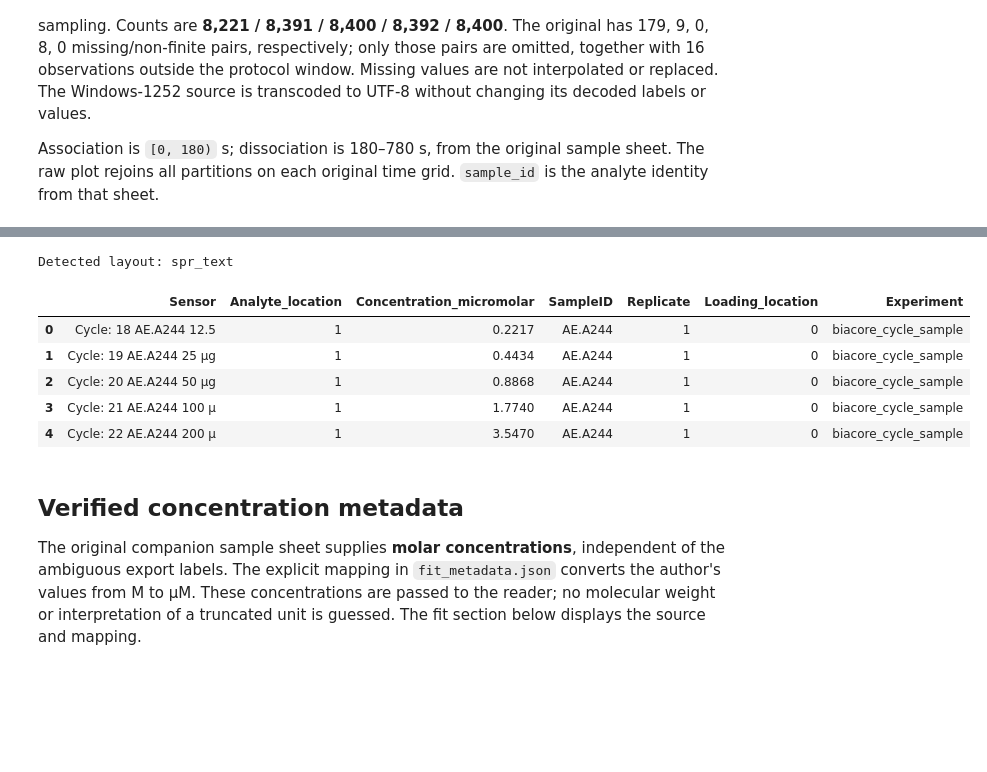
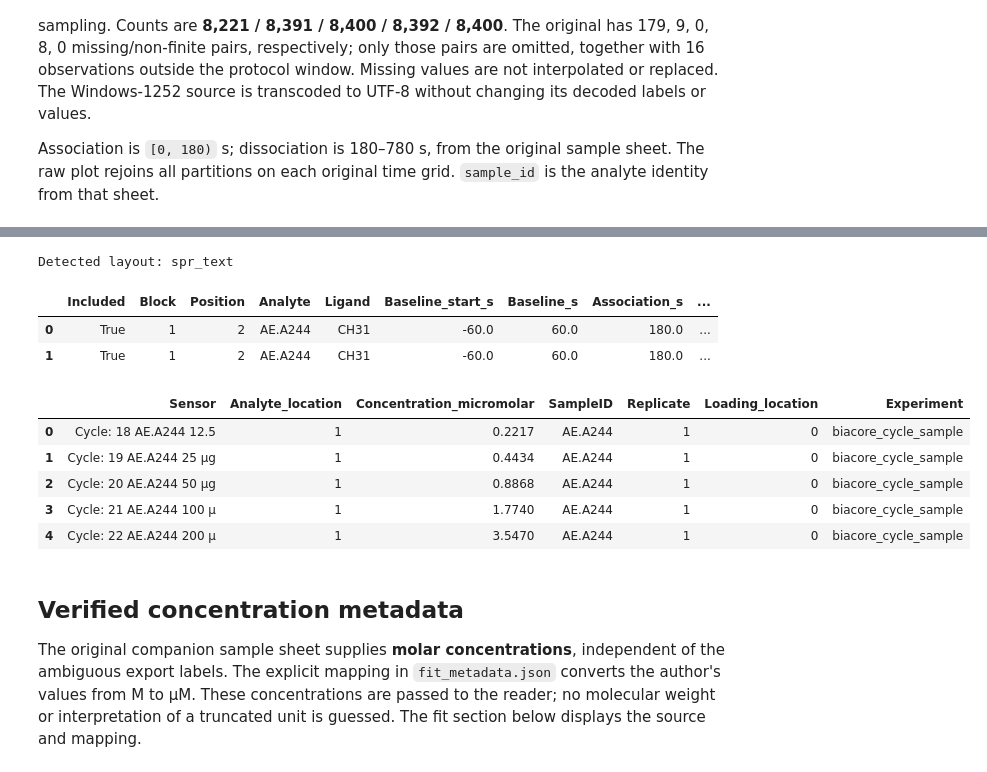
Before and after one commit to osvalB/pykingenie, a Jupyter notebook: notebooks/14_biacore_cycle_sample_import.ipynb, the cells around one changed output, grey strips where cells are left out. Saved outputs shown, nothing was run; the diff lists cells and outputs as text; code cells hidden in the pictures; blank space fills up the shorter version.

```diff
--- a/notebooks/14_biacore_cycle_sample_import.ipynb
+++ b/notebooks/14_biacore_cycle_sample_import.ipynb
@@ -50,26 +61,27 @@ sheet. The raw plot rejoins all partitions on each original time grid.
 # %%
 data_file = data_folder / "biacore_cycle_sample.tsv"
-metadata = fit_metadata["biacore_cycle_sample"]
+info_file = data_folder / "metadata" / "Example T200 Data Info Sheet.xlsx"
 print("Detected layout:", detect_file_format(data_file))
+display(read_info_sheet(info_file))
 
 experiment = SprTextExperiment("biacore_cycle_sample")
 experiment.read_file(
     data_file,
-    association_start=metadata["association_start"],
-    association_end=metadata["association_end"],
-    sample_id=metadata["analyte"],
-    concentrations=metadata["concentrations"],
-    concentration_unit="uM",
+    info=info_file,
+    concentrations=fit_metadata["biacore_cycle_sample"]["concentrations"],  # µM
 )
 experiment.ligand_conc_df
 # %% [output]
 Detected layout: spr_text
-|  | Sensor | Analyte_location | Concentration_micromolar | SampleID | Replicate | Loading_location | Experiment |
-| 0 | Cycle: 18 AE.A244 12.5 | 1 | 0.2217 | AE.A244 | 1 | 0 | biacore_cycle_sample |
-| 1 | Cycle: 19 AE.A244 25 µg | 1 | 0.4434 | AE.A244 | 1 | 0 | biacore_cycle_sample |
-| 2 | Cycle: 20 AE.A244 50 µg | 1 | 0.8868 | AE.A244 | 1 | 0 | biacore_cycle_sample |
-| 3 | Cycle: 21 AE.A244 100 µ | 1 | 1.7740 | AE.A244 | 1 | 0 | biacore_cycle_sample |
-| 4 | Cycle: 22 AE.A244 200 µ | 1 | 3.5470 | AE.A244 | 1 | 0 | biacore_cycle_sample |
+|  | Included | Block | Position | Analyte | Ligand | Baseline_start_s | Baseline_s | Association_s | ... |
+| 0 | True | 1 | 2 | AE.A244 | CH31 | -60.0 | 60.0 | 180.0 | ... |
+| 1 | True | 1 | 2 | AE.A244 | CH31 | -60.0 | 60.0 | 180.0 | ... |
+|  | Sensor | Analyte_location | Concentration_micromolar | SampleID | Replicate | Loading_location | Experiment |
+| 0 | Cycle: 18 AE.A244 12.5 | 1 | 0.2217 | AE.A244 | 1 | 0 | biacore_cycle_sample |
+| 1 | Cycle: 19 AE.A244 25 µg | 1 | 0.4434 | AE.A244 | 1 | 0 | biacore_cycle_sample |
+| 2 | Cycle: 20 AE.A244 50 µg | 1 | 0.8868 | AE.A244 | 1 | 0 | biacore_cycle_sample |
+| 3 | Cycle: 21 AE.A244 100 µ | 1 | 1.7740 | AE.A244 | 1 | 0 | biacore_cycle_sample |
+| 4 | Cycle: 22 AE.A244 200 µ | 1 | 3.5470 | AE.A244 | 1 | 0 | biacore_cycle_sample |
 # %% [markdown]
 ## Verified concentration metadata
 
```
Also changed, not shown: parts of 2 cells of this notebook, 3 other files.
